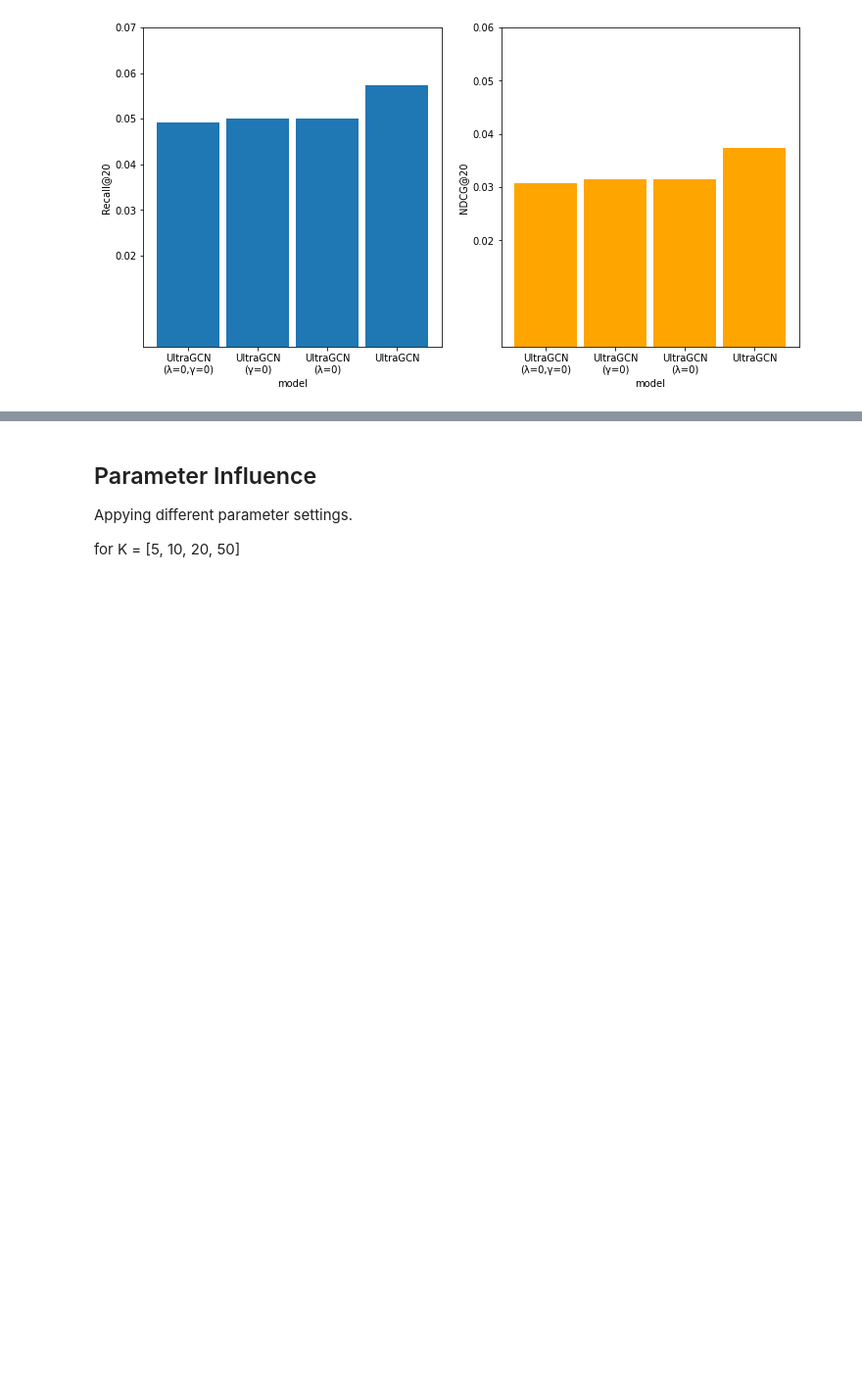
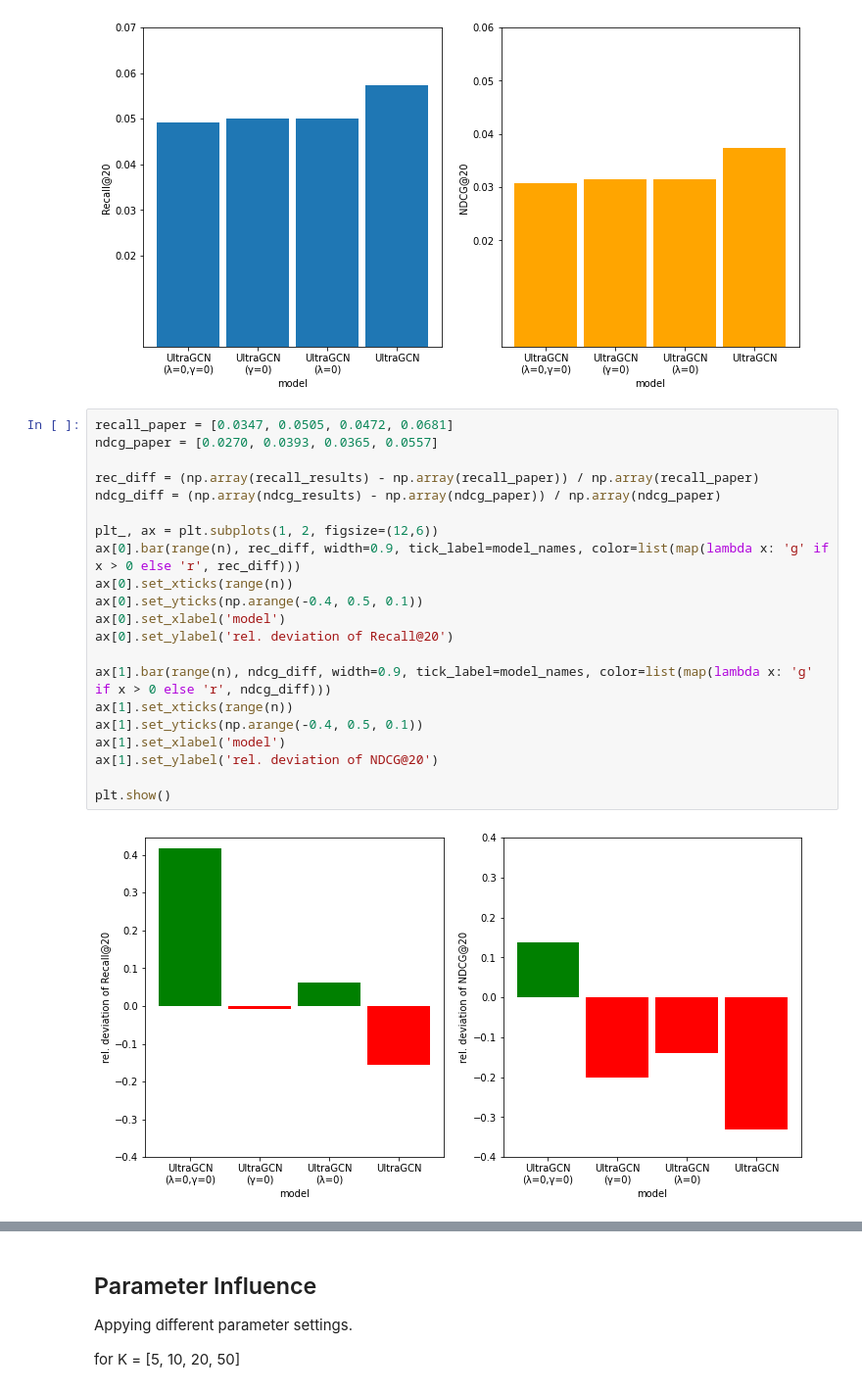
Before and after one commit to e11824496/ExpDesign_WS22, a Jupyter notebook: UltraGCN_Amazon.ipynb, the cells around one changed output, grey strips where cells are left out. Shown at 98% size. Drawn from its saved outputs; the diff is of its cells as text; blank space fills up the shorter version.

Commit message:
significance test and difference plots

```diff
--- a/UltraGCN_Amazon.ipynb
+++ b/UltraGCN_Amazon.ipynb
@@ -223,3 +223,26 @@ ax[1].set_ylabel('NDCG@20')
 plt.show()
 # %% [output]
 [figure]
+# %%
+recall_paper = [0.0347, 0.0505, 0.0472, 0.0681]
+ndcg_paper = [0.0270, 0.0393, 0.0365, 0.0557]
+
+rec_diff = (np.array(recall_results) - np.array(recall_paper)) / np.array(recall_paper)
+ndcg_diff = (np.array(ndcg_results) - np.array(ndcg_paper)) / np.array(ndcg_paper)
+
+plt_, ax = plt.subplots(1, 2, figsize=(12,6))
+ax[0].bar(range(n), rec_diff, width=0.9, tick_label=model_names, color=list(map(lambda x: 'g' if x > 0 else 'r', rec_diff)))
+ax[0].set_xticks(range(n))
+ax[0].set_yticks(np.arange(-0.4, 0.5, 0.1))
+ax[0].set_xlabel('model')
+ax[0].set_ylabel('rel. deviation of Recall@20')
+
+ax[1].bar(range(n), ndcg_diff, width=0.9, tick_label=model_names, color=list(map(lambda x: 'g' if x > 0 else 'r', ndcg_diff)))
+ax[1].set_xticks(range(n))
+ax[1].set_yticks(np.arange(-0.4, 0.5, 0.1))
+ax[1].set_xlabel('model')
+ax[1].set_ylabel('rel. deviation of NDCG@20')
+
+plt.show()
+# %% [output]
+[figure, added]
```
Also changed, not shown: parts of 4 cells of this notebook.
